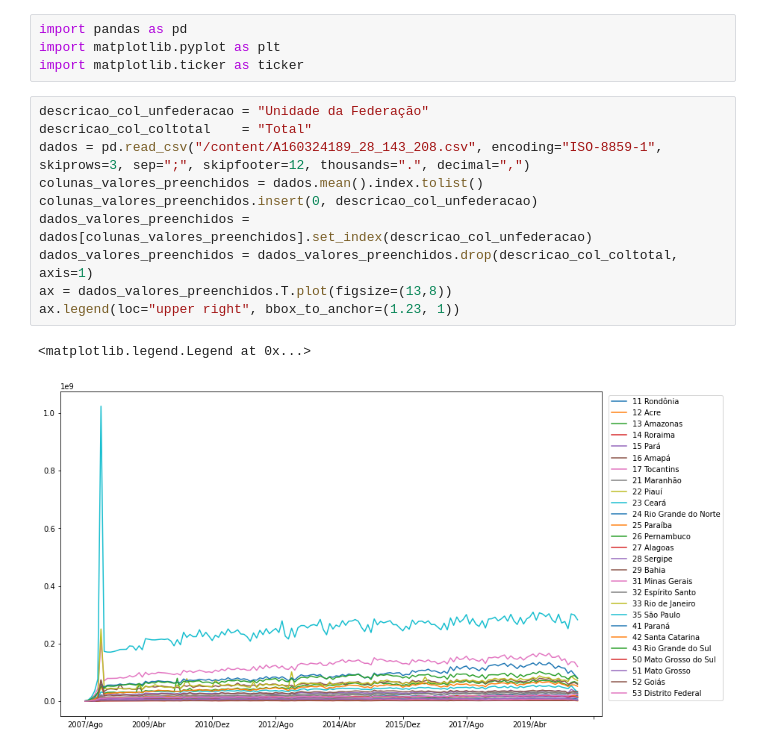
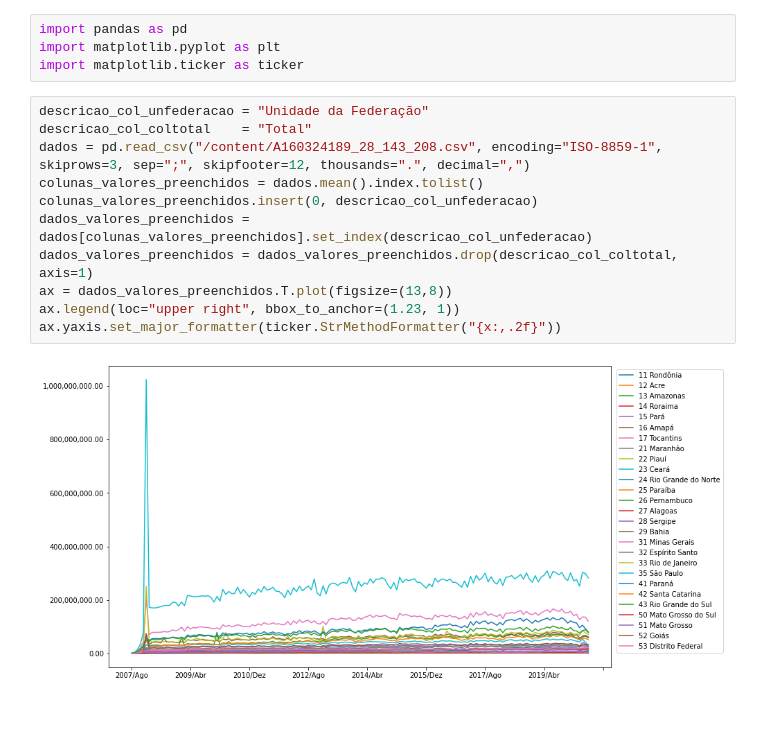
Before and after one commit to mpantonucci/Bootcamp-DataScience, a Jupyter notebook: Desafio - 3.ipynb, the cells around one changed output. Cells and saved outputs as stored; diff of their text form; blank space fills up the shorter version.

```diff
--- a/Desafio - 3.ipynb
+++ b/Desafio - 3.ipynb
@@ -7,13 +7,13 @@ import matplotlib.ticker as ticker
 # %%
 descricao_col_unfederacao = "Unidade da Federação"
 descricao_col_coltotal    = "Total"
 dados = pd.read_csv("/content/A160324189_28_143_208.csv", encoding="ISO-8859-1", skiprows=3, sep=";", skipfooter=12, thousands=".", decimal=",")
 colunas_valores_preenchidos = dados.mean().index.tolist()
 colunas_valores_preenchidos.insert(0, descricao_col_unfederacao)
 dados_valores_preenchidos =  dados[colunas_valores_preenchidos].set_index(descricao_col_unfederacao)
 dados_valores_preenchidos = dados_valores_preenchidos.drop(descricao_col_coltotal, axis=1)
 ax = dados_valores_preenchidos.T.plot(figsize=(13,8))
 ax.legend(loc="upper right", bbox_to_anchor=(1.23, 1))
+ax.yaxis.set_major_formatter(ticker.StrMethodFormatter("{x:,.2f}"))
 # %% [output]
-<matplotlib.legend.Legend at 0x...>
-[figure, old version]
+[figure, new version]
```
